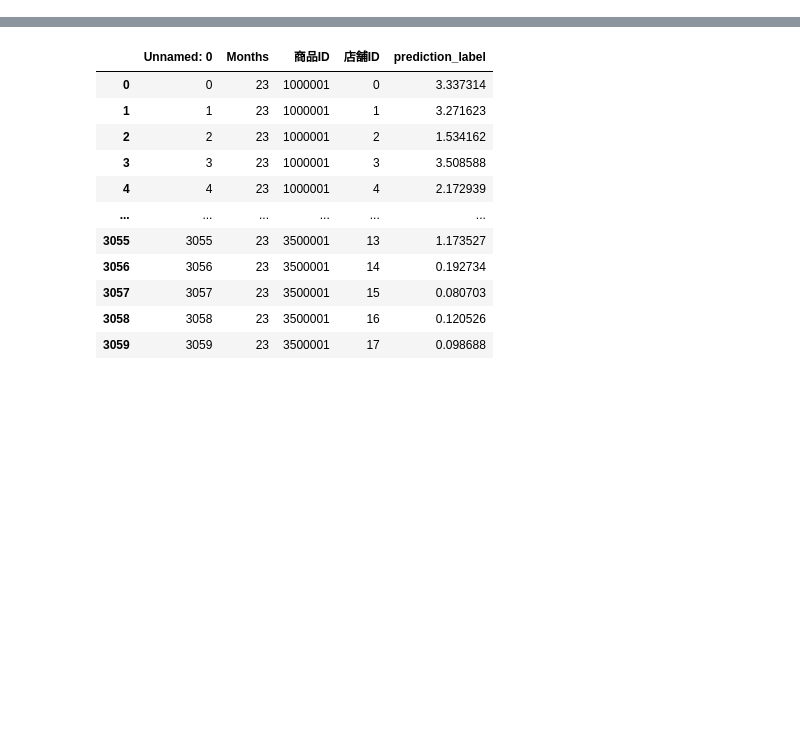
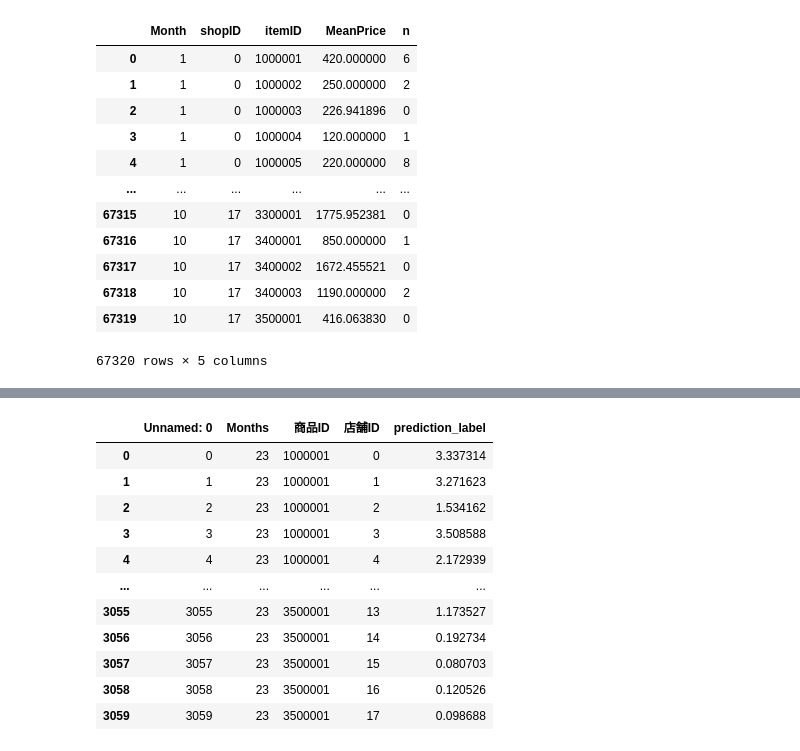
Before and after one commit to Makoto-Noda/dev, a Jupyter notebook: PBL01/PBL01/PBL01_model_permonth.ipynb, the cells around one changed output, grey strips where cells are left out. Drawn from its saved outputs; the diff is of its cells as text; code cells hidden in the pictures; blank space fills up the shorter version.

```diff
--- a/PBL01/PBL01/PBL01_model_permonth.ipynb
+++ b/PBL01/PBL01/PBL01_model_permonth.ipynb
@@ -8 +7,17 @@ test = test.drop(columns=test.columns[1])
+# %%
+train
+# %% [output]
+|  | Month | shopID | itemID | MeanPrice | n |
+| 0 | 1 | 0 | 1000001 | 420.000000 | 6 |
+| 1 | 1 | 0 | 1000002 | 250.000000 | 2 |
+| 2 | 1 | 0 | 1000003 | 226.941896 | 0 |
+| 3 | 1 | 0 | 1000004 | 120.000000 | 1 |
+| 4 | 1 | 0 | 1000005 | 220.000000 | 8 |
+| ... | ... | ... | ... | ... | ... |
+| 67315 | 10 | 17 | 3300001 | 1775.952381 | 0 |
+| 67316 | 10 | 17 | 3400001 | 850.000000 | 1 |
+| 67317 | 10 | 17 | 3400002 | 1672.455521 | 0 |
+| 67318 | 10 | 17 | 3400003 | 1190.000000 | 2 |
+| 67319 | 10 | 17 | 3500001 | 416.063830 | 0 |
+67320 rows × 5 columns
 # %%
```
Also changed, not shown: parts of 9 cells of this notebook.
